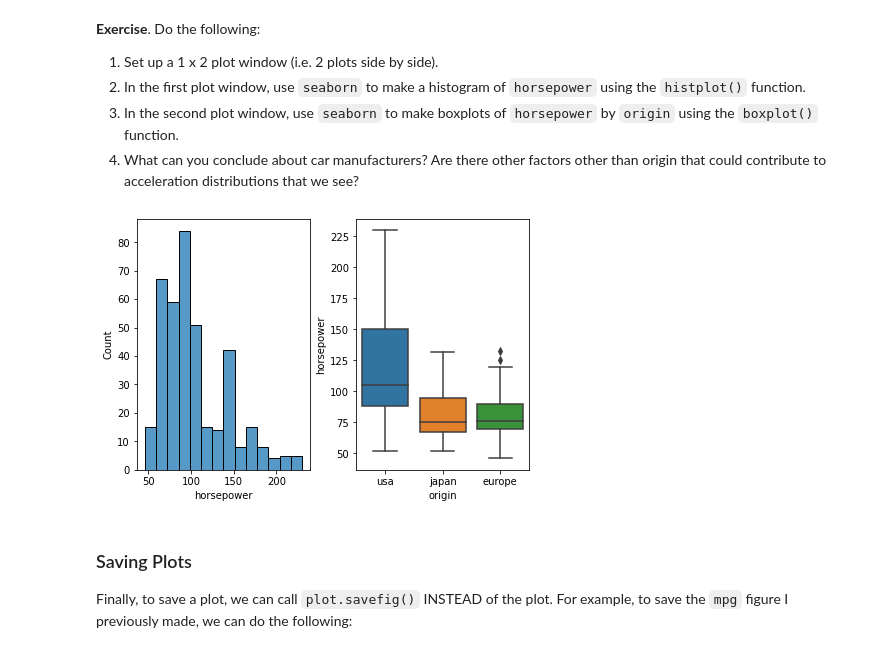
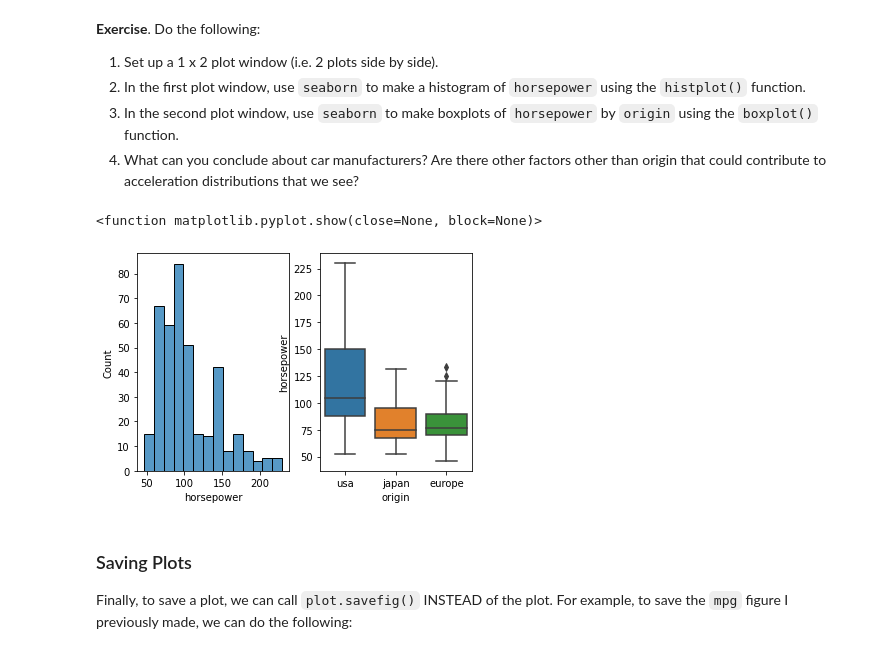
Before and after one commit to miramira2001/qbio_data_analysis_MiracleI, a Jupyter notebook: week8_python/Scientific_Python-sp22.ipynb, the cells around one changed output. Cells and saved outputs as stored; diff of their text form; code cells hidden in the pictures.

```diff
--- a/week8_python/Scientific_Python-sp22.ipynb
+++ b/week8_python/Scientific_Python-sp22.ipynb
@@ -32,5 +32,6 @@ Let's explore `pandas` in the context of the `mpg` data set, which is contained
 **Exercise**. First, load in the mpg data set using the `read_csv()` function from `pandas` by filling in the parentheses with the file name.
 # %%
 # fill in file name here
-mpg_df = pd.read_csv(mpg.csv)
+mpg_data = pd.read_csv("mpg.csv")
+mpg_data.head()
 # %% [output]
@@ -397,15 +475,20 @@ number_example_array
 Do these median values make sense? Why or why not?
 # %%
 # 1. Create the efficiency_status column in mpg_df
+mpg_data["efficiency_status"] = np.where(mpg_data["mpg"] > 30, "efficient", "inefficient")
+print(mpg_data)
 
 
 # 2. Create the two data frames with efficient vs. inefficient cars
-efficient_mpg_df = ...
-inefficient_mpg_df = ...
+efficient_mpg_data = mpg_data["efficiency_status" == "efficient"]
+inefficient_mpg_data = mpg_data["efficiency_status"== "inefficient"]
 
 # 3. find the median mpg and print it
-# "The median mpg for efficient cars is ____"
-# "The median mpg for inefficient cars is ____"
+median_mpg_efficient = mpg_data["efficiency_mpg_data].median()
+print(f"The median of the data is {median_mpg_efficient}")
+median_mpg_inefficient = mpg_data["inefficiency_mpg_data].median()
+print(f"The median of the data is {median_mpg_inefficient}")
+
 
 #  For this to print properly, you may need to use single quotes to access the 'mpg' column:
 #  e.g efficient_mpg_df['mpg'] rather than efficient_mpg_df["mpg"]
@@ -614,8 +731,23 @@ plt.show()
 4. What can you conclude about car manufacturers? Are there other factors other than origin that could contribute to acceleration distributions that we see?
 # %%
 # Create your plots here
+fig, ax = plt.subplots(1, 2)
+
+sns.histplot(
+    x = mpg_data["horsepower"],
+    ax = ax[0]
+)
+
+sns.boxplot(
+    x = mpg_data["origin"],
+    y = mpg_data["horsepower"],
+    ax = ax[1]
+)
+
+plt.show
 # %% [output]
+<function matplotlib.pyplot.show(close=None, block=None)>
-[figure, old version]
+[figure, new version]
 # %% [markdown]
 ### Saving Plots
 Finally, to save a plot, we can call `plot.savefig()` INSTEAD of the plot. For example, to save the `mpg` figure I previously made, we can do the following:
```
Also changed, not shown: parts of 25 cells of this notebook, 2 other files.
